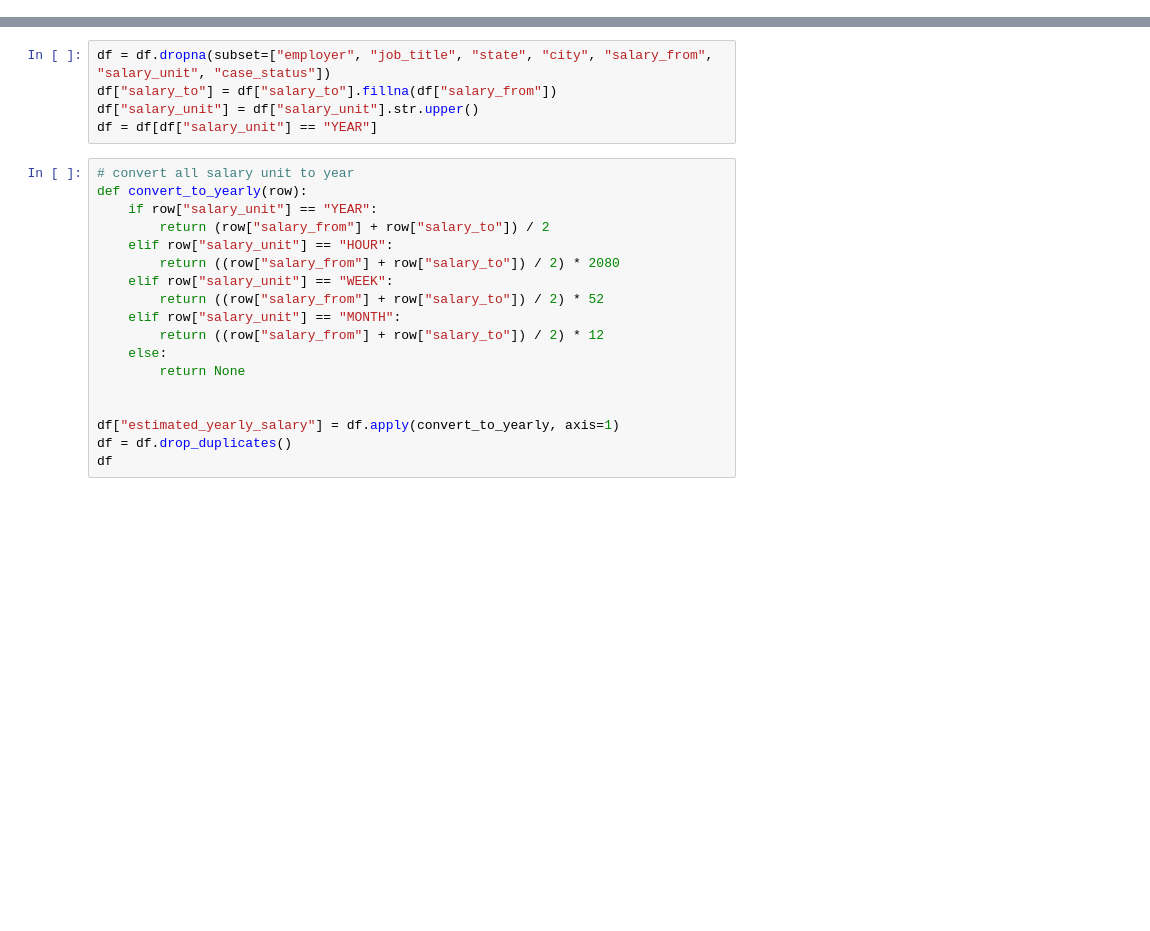
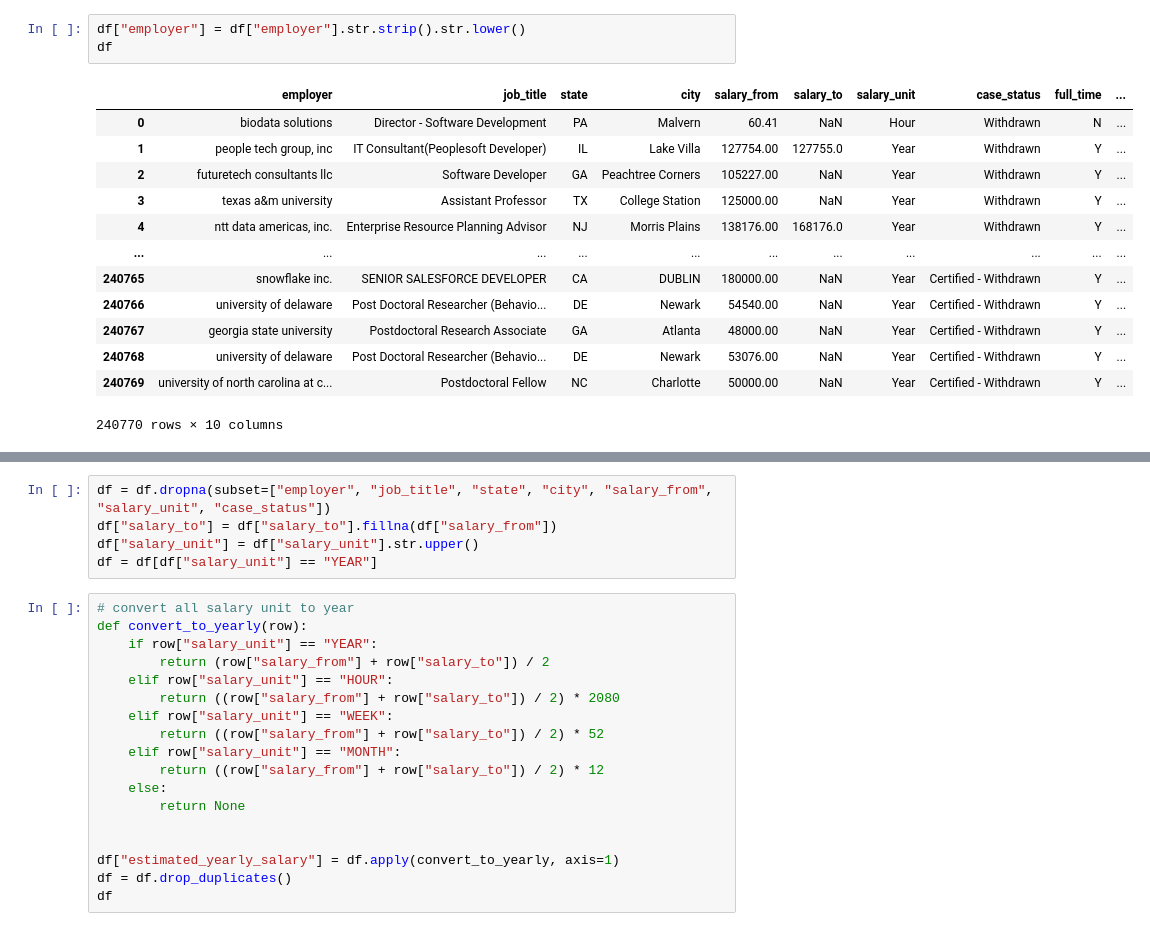
Before and after one commit to arinazhou/H1BView, a Jupyter notebook: analysis/h1b_analysis_2025.ipynb, the cells around one changed output, grey strips where cells are left out. Drawn from its saved outputs; the diff is of its cells as text; blank space fills up the shorter version.

```diff
--- a/analysis/h1b_analysis_2025.ipynb
+++ b/analysis/h1b_analysis_2025.ipynb
@@ -58,3 +87,20 @@ df
 | 240768 | UNIVERSITY OF DELAWARE | Post Doctoral Researcher (Behavio... | DE | Newark | 53076.00 | NaN | Year | Certified - Withdrawn | Y | ... |
 | 240769 | University of North Carolina at C... | Postdoctoral Fellow | NC | Charlotte | 50000.00 | NaN | Year | Certified - Withdrawn | Y | ... |
 240770 rows × 10 columns
+# %%
+df["employer"] = df["employer"].str.strip().str.lower()
+df
+# %% [output]
+|  | employer | job_title | state | city | salary_from | salary_to | salary_unit | case_status | full_time | ... |
+| 0 | biodata solutions | Director - Software Development | PA | Malvern | 60.41 | NaN | Hour | Withdrawn | N | ... |
+| 1 | people tech group, inc | IT Consultant(Peoplesoft Developer) | IL | Lake Villa | 127754.00 | 127755.0 | Year | Withdrawn | Y | ... |
+| 2 | futuretech consultants llc | Software Developer | GA | Peachtree Corners | 105227.00 | NaN | Year | Withdrawn | Y | ... |
+| 3 | texas a&m university | Assistant Professor | TX | College Station | 125000.00 | NaN | Year | Withdrawn | Y | ... |
+| 4 | ntt data americas, inc. | Enterprise Resource Planning Advisor | NJ | Morris Plains | 138176.00 | 168176.0 | Year | Withdrawn | Y | ... |
+| ... | ... | ... | ... | ... | ... | ... | ... | ... | ... | ... |
+| 240765 | snowflake inc. | SENIOR SALESFORCE DEVELOPER | CA | DUBLIN | 180000.00 | NaN | Year | Certified - Withdrawn | Y | ... |
+| 240766 | university of delaware | Post Doctoral Researcher (Behavio... | DE | Newark | 54540.00 | NaN | Year | Certified - Withdrawn | Y | ... |
+| 240767 | georgia state university | Postdoctoral Research Associate | GA | Atlanta | 48000.00 | NaN | Year | Certified - Withdrawn | Y | ... |
+| 240768 | university of delaware | Post Doctoral Researcher (Behavio... | DE | Newark | 53076.00 | NaN | Year | Certified - Withdrawn | Y | ... |
+| 240769 | university of north carolina at c... | Postdoctoral Fellow | NC | Charlotte | 50000.00 | NaN | Year | Certified - Withdrawn | Y | ... |
+240770 rows × 10 columns
```
Also changed, not shown: parts of 30 cells of this notebook, 7 other files.
